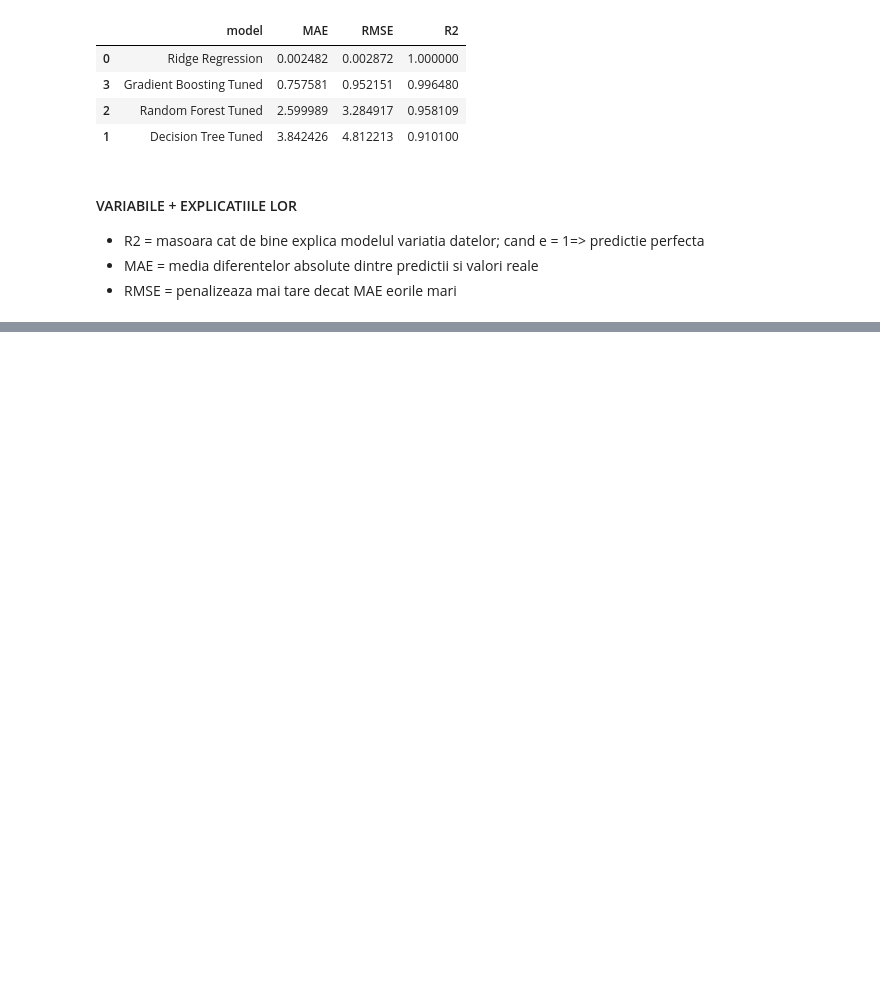
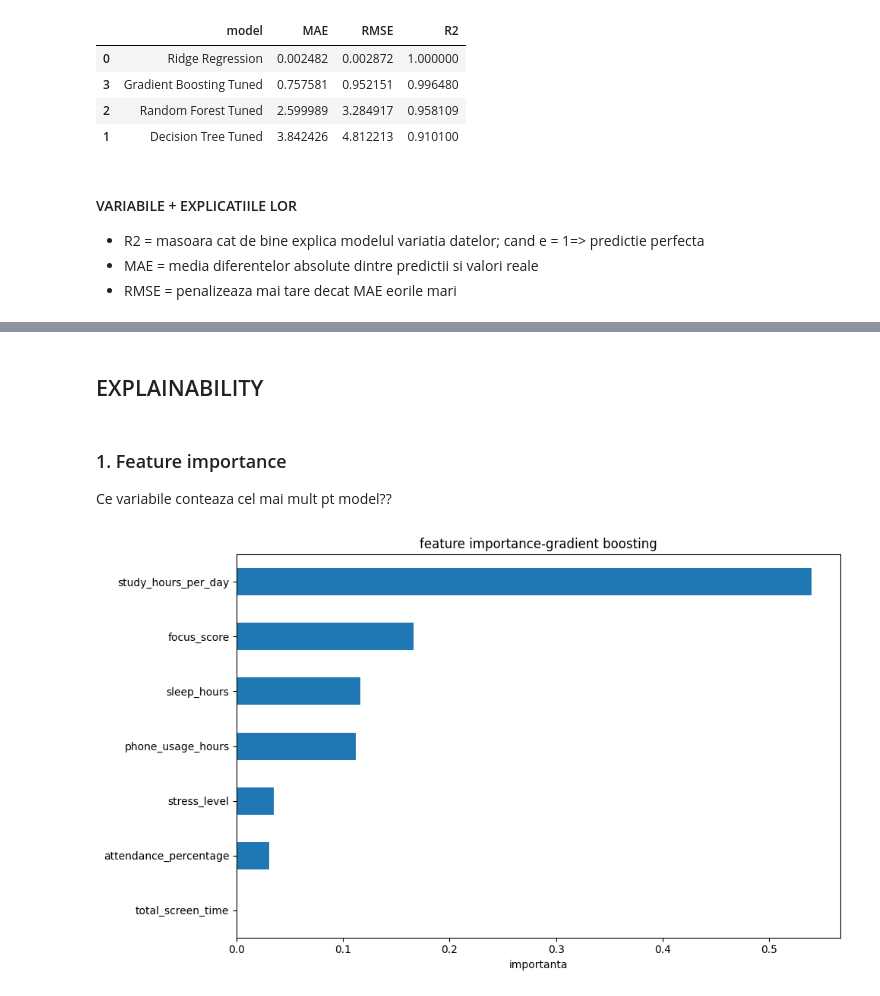
Before and after one commit to tbno9/Sisteme_Inteligente_proiect, a Jupyter notebook: ml_prezicere.ipynb, the cells around one changed output, grey strips where cells are left out. Saved outputs shown, nothing was run; the diff lists cells and outputs as text; code cells hidden in the pictures; blank space fills up the shorter version.

Commit message:
reantrenare dupa eliminare coloane + explainability

```diff
--- a/ml_prezicere.ipynb
+++ b/ml_prezicere.ipynb
@@ -782,0 +865,13 @@ display(results)
+# %%
+selected_features = [
+    'study_hours_per_day',
+    'focus_score',
+    'sleep_hours',
+    'phone_usage_hours',
+    'total_screen_time',
+    'stress_level',
+    'attendance_percentage'
+]
+
+X = df[selected_features]
+y = df["productivity_score"]
@@ -782,0 +986,24 @@ display(results)
+# %% [markdown]
+## EXPLAINABILITY
+# %% [markdown]
+
+### 1. Feature importance
+Ce variabile conteaza cel mai mult pt model??
+# %%
+import pandas as pd
+import matplotlib.pyplot as plt
+
+importance = pd.Series(
+    best_gb.feature_importances_,
+    index=X.columns
+).sort_values(ascending=True)
+
+plt.figure(figsize=(10,6))
+importance.plot(kind='barh')
+
+plt.title("feature importance-gradient boosting")
+plt.xlabel("importanta")
+plt.tight_layout()
+plt.show()
+# %% [output]
+[figure, added]
```
Also changed, not shown: parts of 28 cells of this notebook, 2 other files.
